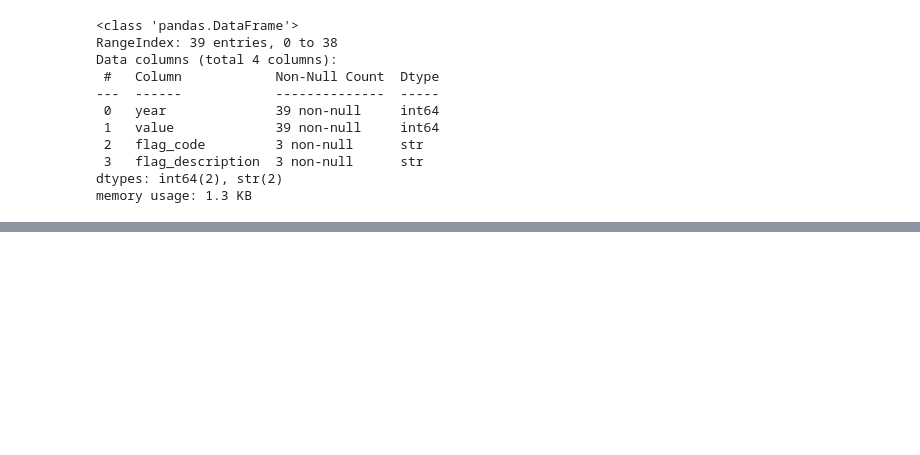
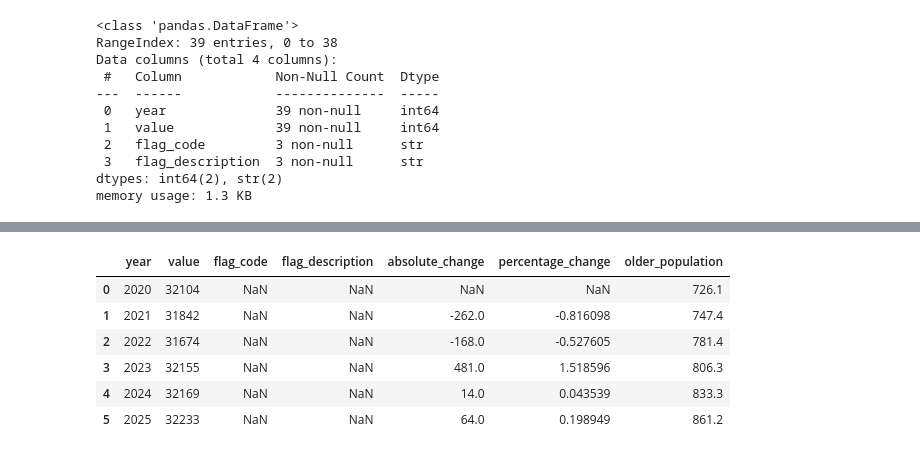
Before and after one commit to thaisCrtn/healthcare-operations-intelligence-ireland, a Jupyter notebook: notebooks/03_nursing_home_operations.ipynb, the cells around one changed output, grey strips where cells are left out. Saved outputs shown, nothing was run; the diff lists cells and outputs as text; code cells hidden in the pictures; blank space fills up the shorter version.

```diff
--- a/notebooks/03_nursing_home_operations.ipynb
+++ b/notebooks/03_nursing_home_operations.ipynb
@@ -269,0 +431,4 @@ memory usage: 1.3 KB
+# %%
+df_population = pd.read_csv('../data/processed/population_65_plus.csv')
+
+df_population.head()
@@ -269,0 +456,17 @@ memory usage: 1.3 KB
+# %%
+df_capacity_analysis = pd.merge(
+    df_beds_recent,
+    df_population,
+    on='year',
+    how='inner'
+)
+
+df_capacity_analysis
+# %% [output]
+|  | year | value | flag_code | flag_description | absolute_change | percentage_change | older_population |
+| 0 | 2020 | 32104 | NaN | NaN | NaN | NaN | 726.1 |
+| 1 | 2021 | 31842 | NaN | NaN | -262.0 | -0.816098 | 747.4 |
+| 2 | 2022 | 31674 | NaN | NaN | -168.0 | -0.527605 | 781.4 |
+| 3 | 2023 | 32155 | NaN | NaN | 481.0 | 1.518596 | 806.3 |
+| 4 | 2024 | 32169 | NaN | NaN | 14.0 | 0.043539 | 833.3 |
+| 5 | 2025 | 32233 | NaN | NaN | 64.0 | 0.198949 | 861.2 |
```
Also changed, not shown: parts of 24 cells of this notebook, 1 other file.
